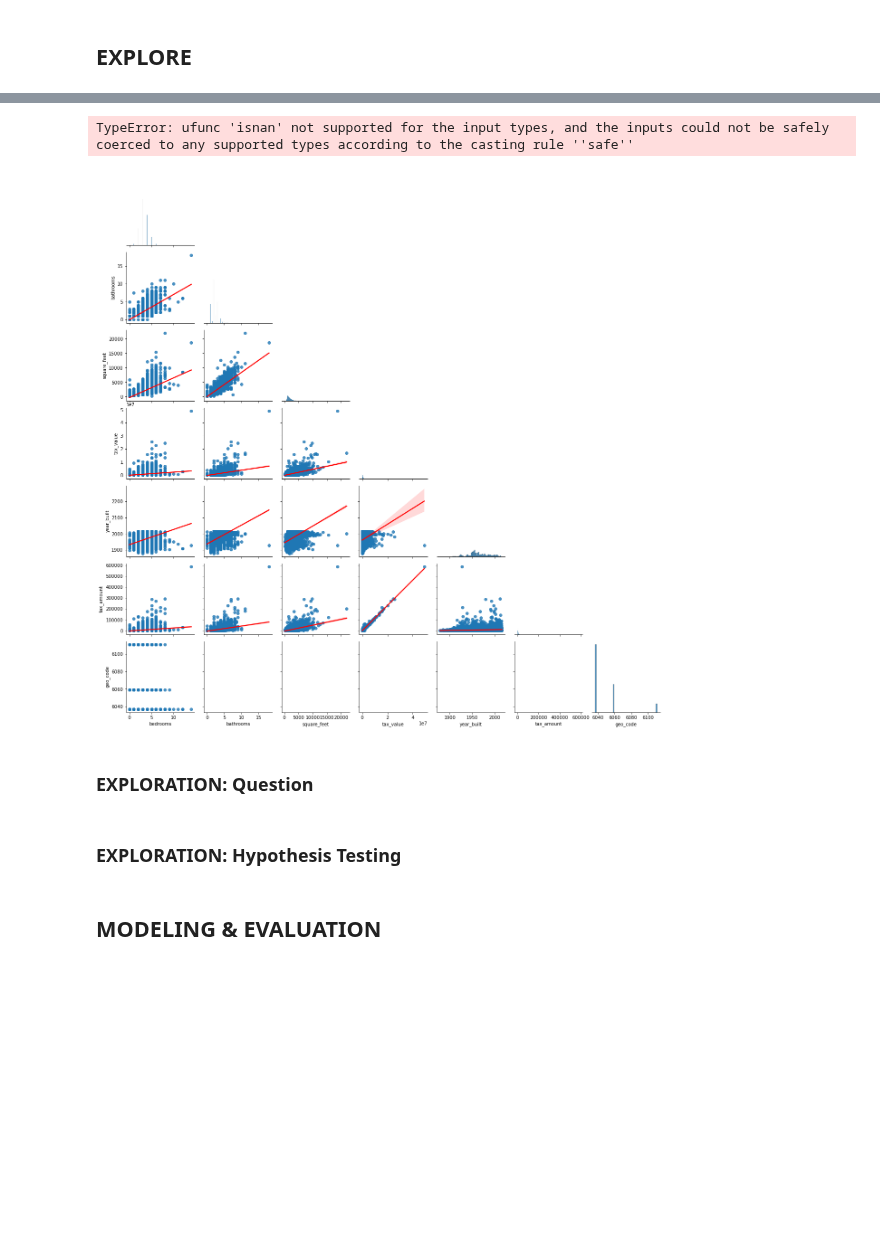
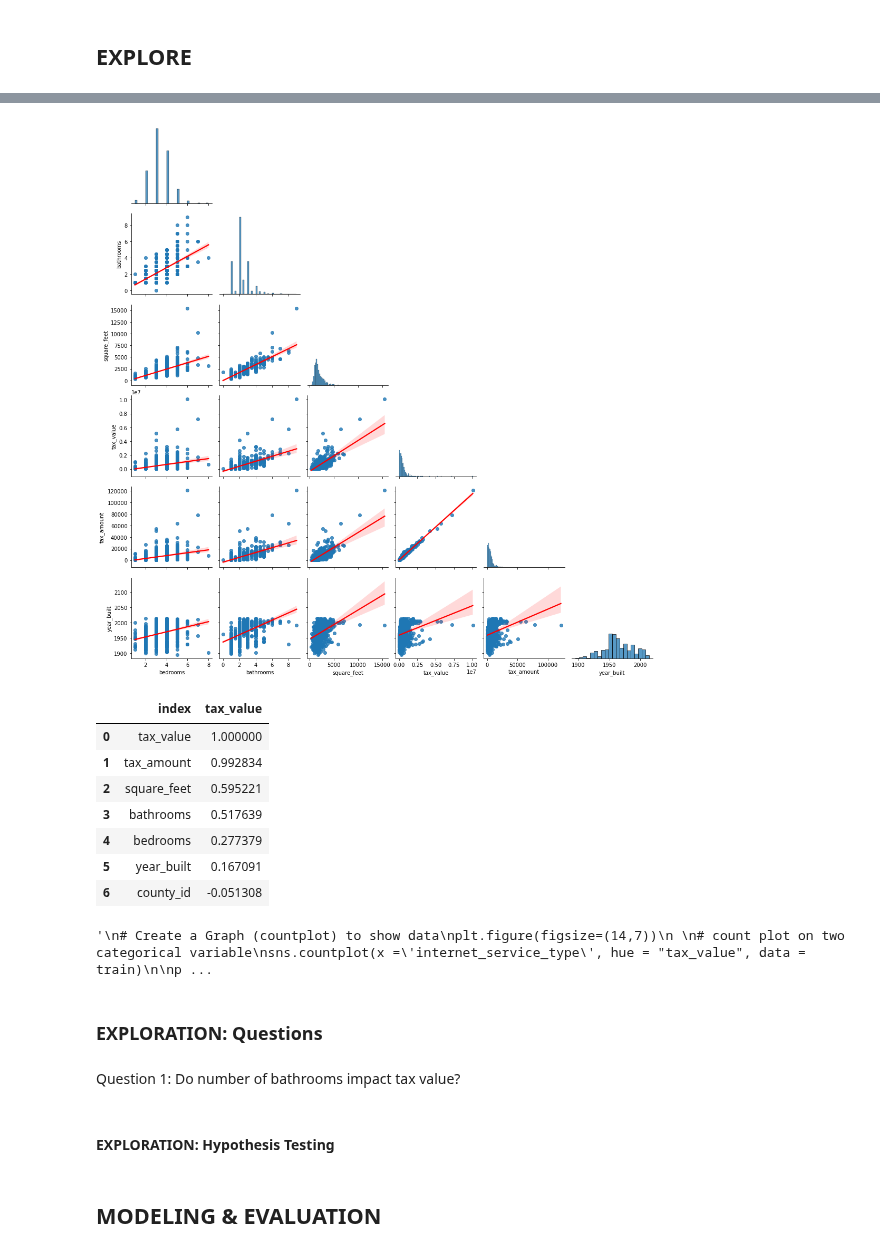
Before and after one commit to rachelrobbinsmayhill/regression-project, a Jupyter notebook: workbook_acquire_prepare.ipynb, the cells around one changed output, grey strips where cells are left out. Cells and saved outputs as stored; diff of their text form; code cells hidden in the pictures; blank space fills up the shorter version.

```diff
--- a/workbook_acquire_prepare.ipynb
+++ b/workbook_acquire_prepare.ipynb
@@ -203,11 +203,5 @@ test -> (10463, 7)
 # %% [markdown]
 ## EXPLORE
-# %%
-# create a function that takes in a dataframe
-def plot_variable_pairs(df, cont_cols):
-    # plot the columns in a pairplot
-    sns.pairplot(df, kind = 'reg', corner = True, plot_kws={'line_kws':{'color':'red'}})
-    plt.show()
 # %%
 train.info()
 # %% [output]
@@ -228,7 +223,49 @@ memory usage: 1.8+ MB
-# %%
-plot_variable_pairs(train,['bedrooms','bathrooms','square_feet', 'tax_value', 'tax_amount', 'year_built'])
-# %% [output]
-TypeError: ufunc 'isnan' not supported for the input types, and the inputs could not be safely coerced to any supported types according to the casting rule ''safe''
-[figure, removed]
+# %%
+cont_cols = ['bedrooms','bathrooms','square_feet', 'tax_value', 'tax_amount', 'year_built']
+# %%
+# create a function that takes in a dataframe
+def plot_variable_pairs(df):
+    # plot the columns in a pairplot
+    sns.pairplot(df, kind = 'reg', corner = True, plot_kws={'line_kws':{'color':'red'}})
+    plt.show()
+# %%
+plot_variable_pairs(train[cont_cols].sample(1000))
+# %% [output]
+[figure, added]
+# %%
+df_corr = train.corr().reset_index()
+corr_matrix = train.corr()
+corr_matrix["tax_value"].sort_values(ascending=False).reset_index().style.background_gradient('coolwarm_r', vmin = -1, vmax = 1)
+# %% [output]
+|  | index | tax_value |
+| 0 | tax_value | 1.000000 |
+| 1 | tax_amount | 0.992834 |
+| 2 | square_feet | 0.595221 |
+| 3 | bathrooms | 0.517639 |
+| 4 | bedrooms | 0.277379 |
+| 5 | year_built | 0.167091 |
+| 6 | county_id | -0.051308 |
+# %%
+'''
+# Create a Graph (countplot) to show data
+plt.figure(figsize=(14,7))
+
+# count plot on two categorical variable
+sns.countplot(x ='internet_service_type', hue = "tax_value", data = train)
+
+plt.title('Customer Churn by Internet Type', fontsize = 20)
+plt.xlabel('Internet Type', fontsize = 16)
+plt.xticks(fontsize = 14)
+plt.yticks(fontsize = 14)
+plt.ylabel('# of Customers', fontsize = 16)
+
+# Show the plot
+plt.show()
+
+'''
+# %% [output]
+'\n# Create a Graph (countplot) to show data\nplt.figure(figsize=(14,7))\n \n# count plot on two categorical variable\nsns.countplot(x =\'internet_service_type\', hue = "tax_value", data = train)\n\np ...
 # %% [markdown]
-### EXPLORATION: Question
+### EXPLORATION: Questions
+# %% [markdown]
+Question 1: Do number of bathrooms impact tax value?
@@ -235,4 +278,4 @@ TypeError: ufunc 'isnan' not supported for the input types, and the inputs could
 # %% [markdown]
-### EXPLORATION: Hypothesis Testing
+#### EXPLORATION: Hypothesis Testing
 # %% [markdown]
 ## MODELING & EVALUATION
```
Also changed, not shown: parts of 40 cells of this notebook.
